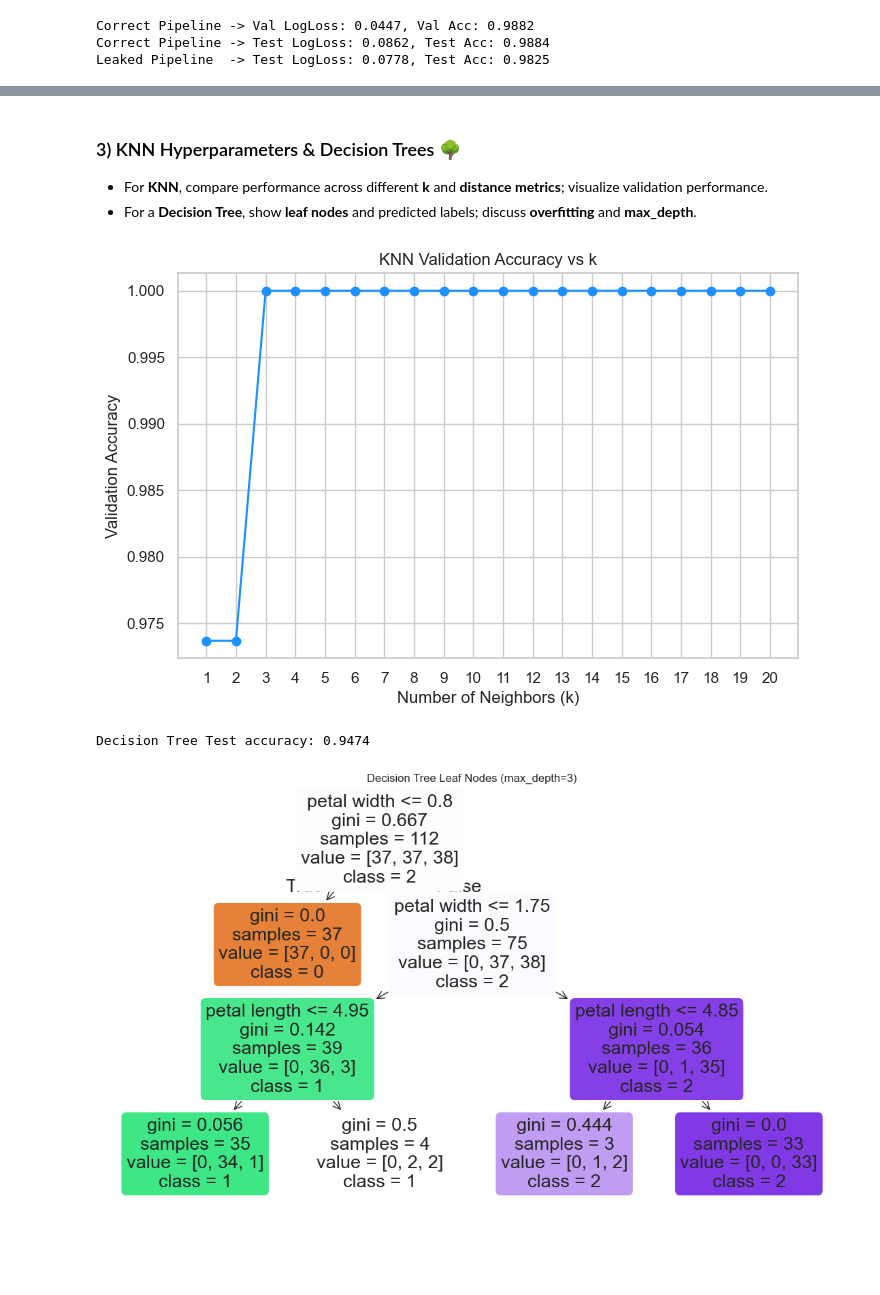
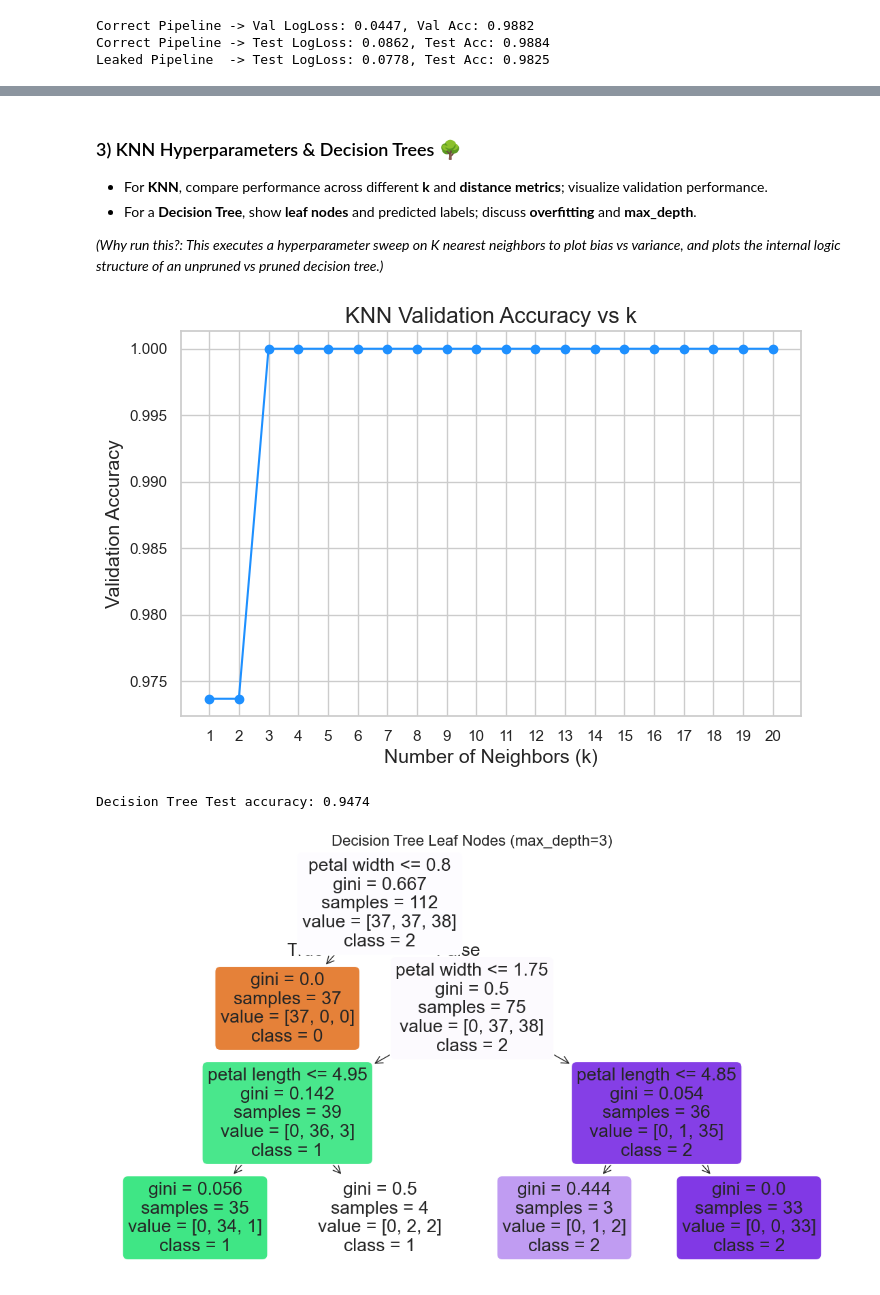
Before and after one commit to alicih4n/JobInterviewGuide_Workshop, a Jupyter notebook: JobInterviewGuide_Workshop/JobInterviewGuide_Workshop.ipynb, the cells around one changed output, grey strips where cells are left out. Drawn from its saved outputs; the diff is of its cells as text; code cells hidden in the pictures; blank space fills up the shorter version.

```diff
--- a/JobInterviewGuide_Workshop/JobInterviewGuide_Workshop.ipynb
+++ b/JobInterviewGuide_Workshop/JobInterviewGuide_Workshop.ipynb
@@ -211,6 +215,7 @@ import seaborn as sns
 
 # Set seaborn style for better aesthetics
 sns.set_theme(style="whitegrid")
+plt.rcParams.update({'font.size': 14, 'axes.titlesize': 16, 'axes.labelsize': 14})
 
 # ---------------- Linear Regression (Residuals) ----------------
 # Generate synthetic linear regression data
@@ -260,6 +265,8 @@ Logistic Coefficients (β1-β4): [-0.05026154  0.23024796 -0.91914857  1.9457284
 ### 3) KNN Hyperparameters & Decision Trees 🌳
 - For **KNN**, compare performance across different **k** and **distance metrics**; visualize validation performance.
 - For a **Decision Tree**, show **leaf nodes** and predicted labels; discuss **overfitting** and **max_depth**.
+
+*(Why run this?: This executes a hyperparameter sweep on K nearest neighbors to plot bias vs variance, and plots the internal logic structure of an unpruned vs pruned decision tree.)*
 # %%
 # TODO: KNN sweep + Decision Tree visualization
 from sklearn.datasets import load_iris
@@ -272,6 +279,7 @@ import matplotlib.pyplot as plt
 import seaborn as sns
 
 sns.set_theme(style="whitegrid")
+plt.rcParams.update({'font.size': 14, 'axes.titlesize': 16, 'axes.labelsize': 14})
 
 # Load Iris dataset and split
 X, y = load_iris(return_X_y=True)
@@ -290,33 +298,33 @@ for k in ks:
     knn.fit(X_train, y_train)
     val_scores.append(knn.score(X_test, y_test))
 
 plt.figure(figsize=(8, 5))
 plt.plot(list(ks), val_scores, marker='o', linestyle='-', color='dodgerblue')
 plt.xticks(list(ks))
 plt.xlabel('Number of Neighbors (k)')
 plt.ylabel('Validation Accuracy')
 plt.title('KNN Validation Accuracy vs k')
 plt.show()
 
 # ---------------- Decision Tree Visualization ----------------
 # Fit a shallow Decision Tree to avoid overcrowding the plot
 dt = DecisionTreeClassifier(random_state=0, max_depth=3)
 dt.fit(X_train, y_train)
 
 dt_acc = accuracy_score(y_test, dt.predict(X_test))
 print(f"Decision Tree Test accuracy: {dt_acc:.4f}")
 
 plt.figure(figsize=(14, 8))
 plot_tree(
     dt,
     feature_names=['sepal length', 'sepal width', 'petal length', 'petal width'],
     class_names=[str(i) for i in np.unique(y)],
     filled=True,
     rounded=True
 )
 plt.title('Decision Tree Leaf Nodes (max_depth=3)')
 plt.show()
 # %% [output]
-[figure, old version]
+[figure, new version]
 Decision Tree Test accuracy: 0.9474
-[figure, old version]
+[figure, new version]
```
Also changed, not shown: parts of 7 cells of this notebook, 2 other files.
